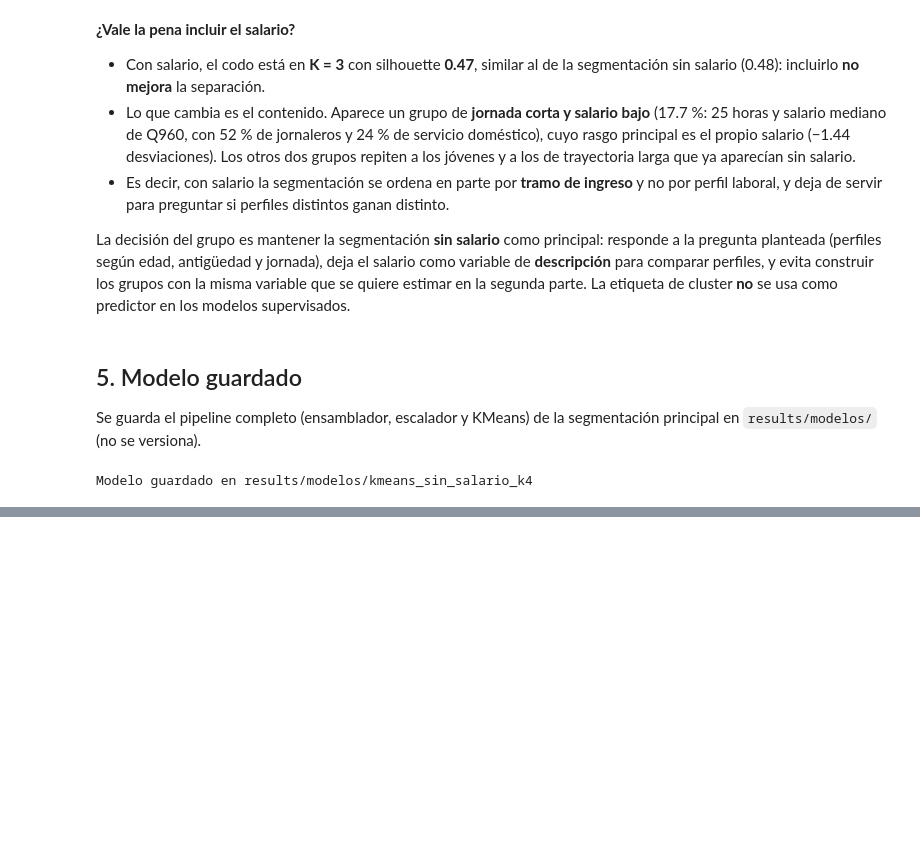
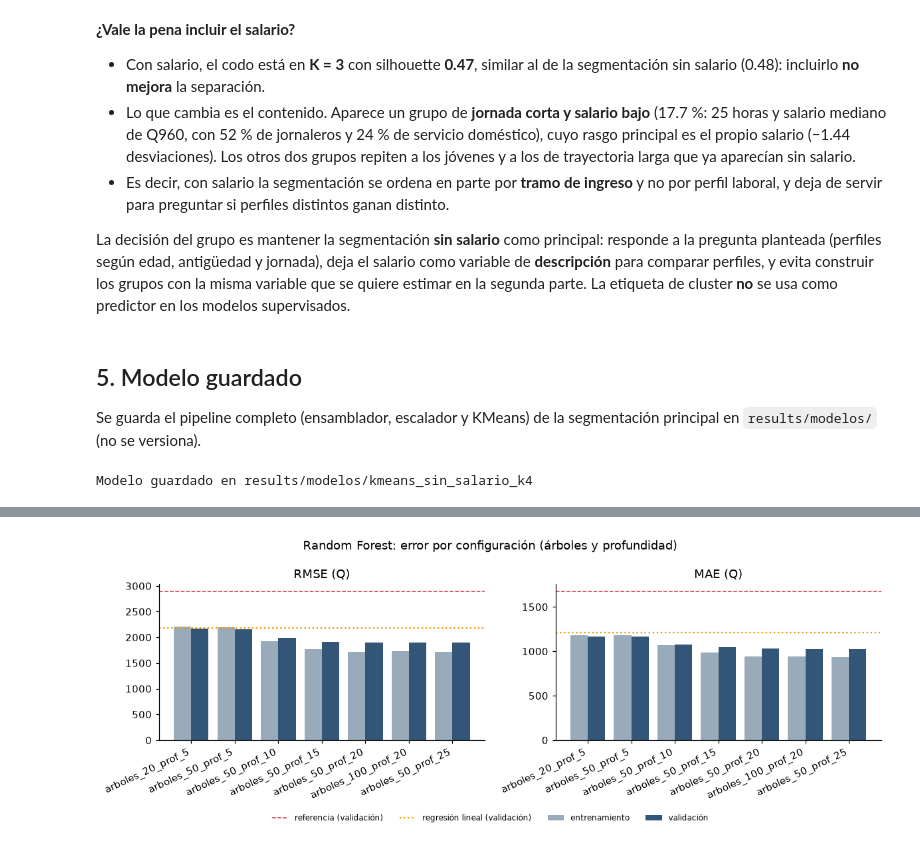
Before and after one commit to JosFer720/Laboratorio-7-Introduccion-a-Spark, a Jupyter notebook: notebooks/Laboratorio_7_Spark_MLlib.ipynb, the cells around one changed output, grey strips where cells are left out. Cells and saved outputs as stored; diff of their text form; code cells hidden in the pictures; blank space fills up the shorter version.

```diff
--- a/notebooks/Laboratorio_7_Spark_MLlib.ipynb
+++ b/notebooks/Laboratorio_7_Spark_MLlib.ipynb
@@ -1135,0 +1398,16 @@ spark.stop()
+# %%
+media_ref = modelado.referencia(entrenamiento, "media")
+mediana_ref = modelado.referencia(entrenamiento, "mediana")
+ref_media = modelado.metricas(modelado.predecir_referencia(validacion, media_ref))
+ref_mediana = modelado.metricas(modelado.predecir_referencia(validacion, mediana_ref))
+
+tabla_lineal, modelos_lineales = regresion_lineal.evaluar_configuraciones(entrenamiento, validacion)
+mejor_lineal = regresion_lineal.elegir_mejor(tabla_lineal)
+modelo_lineal = modelos_lineales[mejor_lineal]
+lineal = modelado.metricas(modelo_lineal.transform(validacion))
+
+modelado.tabla_metricas({
+    f"referencia: media de entrenamiento (Q{media_ref:,.0f})": ref_media,
+    f"referencia: mediana de entrenamiento (Q{mediana_ref:,.0f})": ref_mediana,
+    f"regresión lineal ({mejor_lineal})": lineal,
+})
@@ -1135,0 +1470,7 @@ spark.stop()
+# %%
+tabla, modelos = random_forest.evaluar_configuraciones(entrenamiento, validacion)
+mejor = random_forest.elegir_mejor(tabla)
+
+comparacion = tabla.sort_values("rmse_validacion", ignore_index=True)
+comparacion.insert(0, "seleccionada", np.where(comparacion["configuracion"] == mejor, "sí", ""))
+comparacion
@@ -1135,0 +1486,20 @@ spark.stop()
+# %%
+fig, ejes = plt.subplots(1, 2, figsize=(11, 3.8))
+orden = list(random_forest.CONFIGURACIONES)
+datos = tabla.set_index("configuracion").loc[orden]
+pos = np.arange(len(orden))
+for eje, metrica, titulo in zip(ejes, ["rmse", "mae"], ["RMSE (Q)", "MAE (Q)"]):
+    eje.bar(pos - 0.2, datos[f"{metrica}_entrenamiento"], width=0.4, label="entrenamiento", color="#9ab")
+    eje.bar(pos + 0.2, datos[f"{metrica}_validacion"], width=0.4, label="validación", color="#357")
+    eje.axhline(ref_media[metrica], color="#c33", ls="--", lw=1, label="referencia (validación)")
+    eje.axhline(lineal[metrica], color="#e90", ls=":", lw=1.5, label="regresión lineal (validación)")
+    eje.set_xticks(pos, orden, rotation=25, ha="right")
+    eje.set_title(titulo)
+fig.legend(*ejes[0].get_legend_handles_labels(), loc="upper center", bbox_to_anchor=(0.5, 0.02),
+           ncol=4, frameon=False, fontsize=8)
+fig.suptitle("Random Forest: error por configuración (árboles y profundidad)")
+fig.tight_layout()
+fig.savefig(config.FIGURES / "06_error_por_configuracion.png", bbox_inches="tight")
+plt.show()
+# %% [output]
+[figure, added]
```
Also changed, not shown: parts of 96 cells of this notebook.
